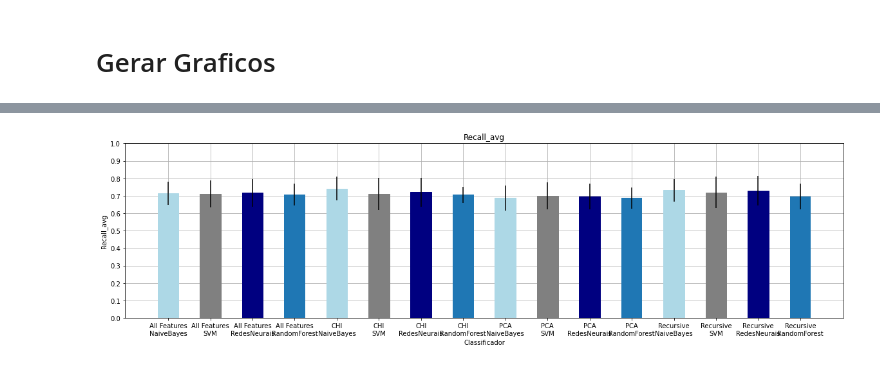
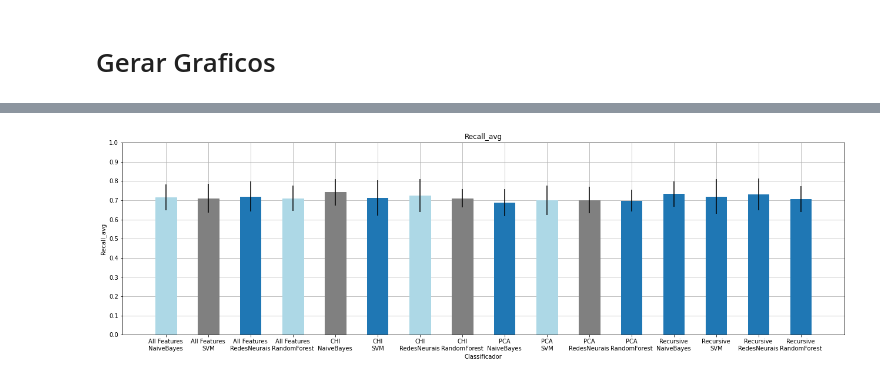
Before and after one commit to carlaprv/sin5007-reconhecimento-de-padroes, a Jupyter notebook: 09 - k_fold_cross_validation_+_Naive_Bayes+SVM+Redes_Neurais_+_Random_forest_v02 .ipynb, the cells around one changed output, grey strips where cells are left out. Saved outputs shown, nothing was run; the diff lists cells and outputs as text; code cells hidden in the pictures.

```diff
--- a/09 - k_fold_cross_validation_+_Naive_Bayes+SVM+Redes_Neurais_+_Random_forest_v02 .ipynb
+++ b/09 - k_fold_cross_validation_+_Naive_Bayes+SVM+Redes_Neurais_+_Random_forest_v02 .ipynb
@@ -894,8 +915,9 @@ Fold 9: Pos: 34, Neg: 30, Total: 64, Proporção: 53% x 46%
 df = pd.read_csv('results/dataset-fs-chi-squared.csv', header = 0)
 X = df.drop('is_approved', axis=1).to_numpy() # DATASET
 y = df['is_approved'].to_numpy() # target
-parameters_in = {'n_estimators': [100,500], #default=(100)
-                 'max_features': ["sqrt", "log2"] #sqrt(n_features)
+parameters_in = {'n_estimators': [100,500,1000,5000], #default=(100)
+                 'max_features': ["sqrt", "log2"], #sqrt(n_features)
+                 'criterion' : ['gini', 'entropy'] #default=”gini”
                  }
 RF_chi,RF_chi_ic = Classifier_grid(X, y, k_folds, parameters_in,RandomForestClassifier, dataSet='CHI')
 # %% [output]
@@ -1120,22 +1137,18 @@ g = plt.bar(df['Parametros'].array, df['precision_avg'].array, yerr=ic,width=0.5
 plt.grid()
 
 g[0].set_color('lightblue')
-g[4].set_color('lightblue')
-g[8].set_color('lightblue')
-g[12].set_color('lightblue')
+g[3].set_color('lightblue')
+g[6].set_color('lightblue')
+g[9].set_color('lightblue')
 g[1].set_color('grey')
-g[5].set_color('grey')
-g[9].set_color('grey')
-g[13].set_color('grey')
-g[2].set_color('navy')
-g[6].set_color('navy')
-g[10].set_color('navy')
-g[14].set_color('navy')
+g[4].set_color('grey')
+g[7].set_color('grey')
+g[10].set_color('grey')
 
 plt.title("Precision_avg")
 plt.ylabel('Precision_avg')
 plt.xlabel('Classificador')
 plt.yticks(np.arange(0, 1.1, .1))
-plt.rcParams["figure.figsize"] = (20,5)
+plt.rcParams["figure.figsize"] = (22,6)
 plt.show()
 # %% [output]
@@ -1143,30 +1156,25 @@ plt.show()
 # %%
 df['Parametros'] = df[['dataSet','Classifier']].fillna('').apply(lambda x: '\n'.join((x).astype(str)), axis=1)
 conf = [df['recall_ic_sup'].array , df['recall_ic_inf'].array]
 means = df['recall_avg'].array
 ic = [conf[0]-means , means-conf[1]]
 g = plt.bar(df['Parametros'].array, df['recall_avg'].array, yerr=ic,width=0.5,zorder=2)
 plt.grid()
 
 g[0].set_color('lightblue')
-g[4].set_color('lightblue')
-g[8].set_color('lightblue')
-g[12].set_color('lightblue')
+g[3].set_color('lightblue')
+g[6].set_color('lightblue')
+g[9].set_color('lightblue')
 g[1].set_color('grey')
-g[5].set_color('grey')
-g[9].set_color('grey')
-g[13].set_color('grey')
-g[2].set_color('navy')
-g[6].set_color('navy')
-g[10].set_color('navy')
-g[14].set_color('navy')
-
+g[4].set_color('grey')
+g[7].set_color('grey')
+g[10].set_color('grey')
 
 plt.title("Recall_avg")
 plt.ylabel('Recall_avg')
 plt.xlabel('Classificador')
 plt.yticks(np.arange(0, 1.1, .1))
-plt.rcParams["figure.figsize"] = (20,5)
+plt.rcParams["figure.figsize"] = (22,6)
 plt.show()
 # %% [output]
-[figure, old version]
+[figure, new version]
```
Also changed, not shown: parts of 25 cells of this notebook.
